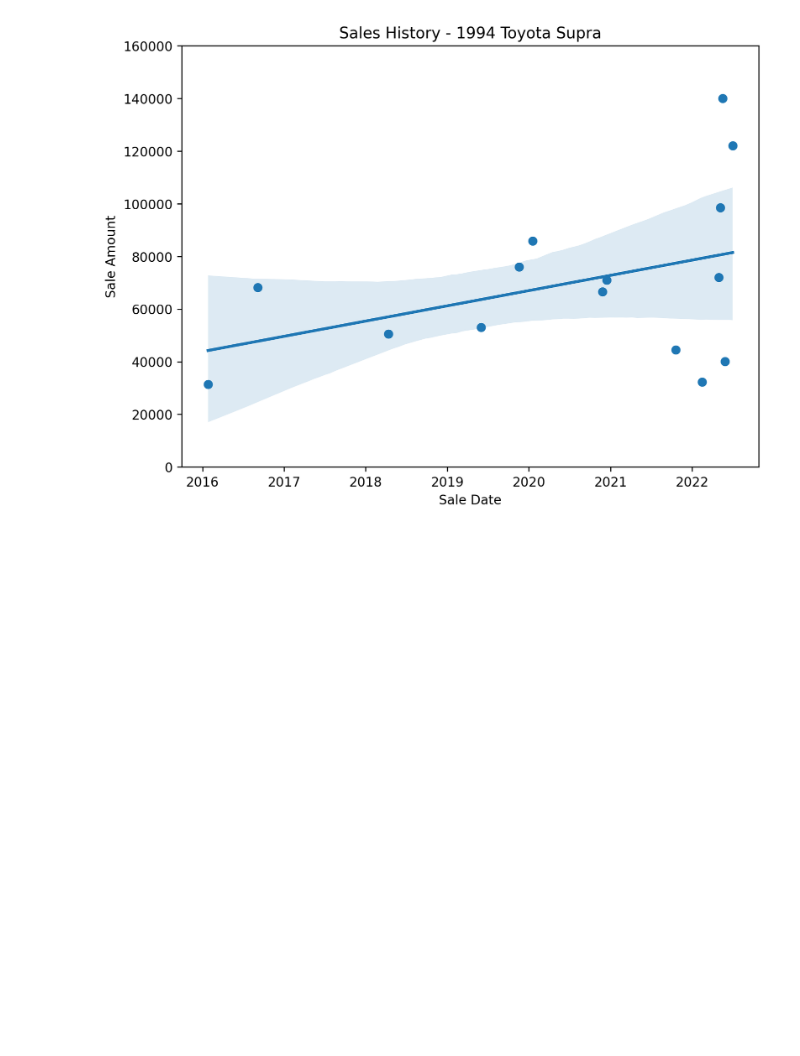
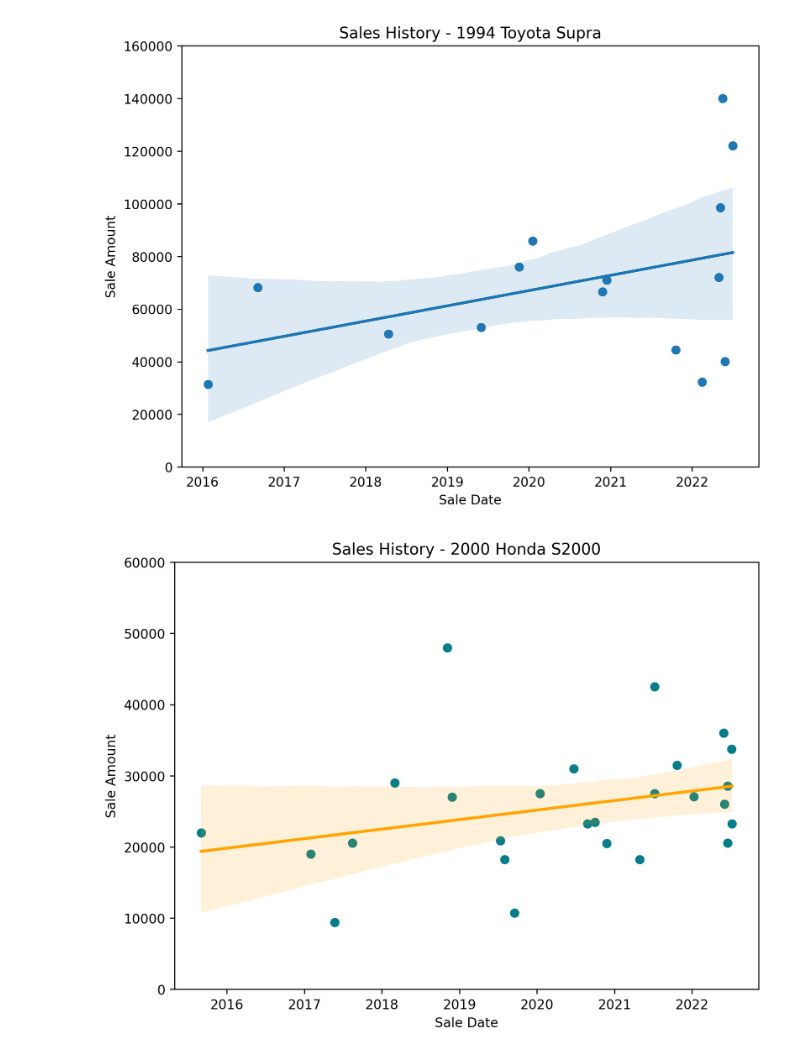
Before and after one commit to kbutalep/Fast_And_Furious_Cars_Data_Analysis, a Jupyter notebook: FF_Cars_Data_Cleanup.ipynb, the cells around one changed output. Cells and saved outputs as stored; diff of their text form; code cells hidden in the pictures; blank space fills up the shorter version.

Commit message:
added plotly and some visuals

```diff
--- a/FF_Cars_Data_Cleanup.ipynb
+++ b/FF_Cars_Data_Cleanup.ipynb
@@ -328,3 +328,19 @@ plt.show()
 #figure out how to format sale amount
 # %% [output]
 [figure]
+# %%
+import matplotlib.dates as mdates
+import seaborn as sns
+
+s2000_2000 = car_sales.groupby(['Model', 'Year']).get_group(('S2000', 2000))
+plt.figure(figsize=(8,6), dpi= 240)
+plt.ylim(0, 60000)
+plt.xlabel('Sale Date'), plt.ylabel('Sale Amount')
+plt.title('Sales History - 2000 Honda S2000')
+plt.scatter(x=s2000_2000['Sale Date'], y=s2000_2000['Sale Amount'])
+sns.regplot(x=mdates.date2num(s2000_2000['Sale Date']), y=s2000_2000['Sale Amount'], scatter_kws={"color": "teal"}, line_kws={"color": "orange"})
+plt.show()
+
+#figure out how to format sale amount
+# %% [output]
+[figure, added]
```
Also changed, not shown: parts of 2 cells of this notebook, 1 other file.
